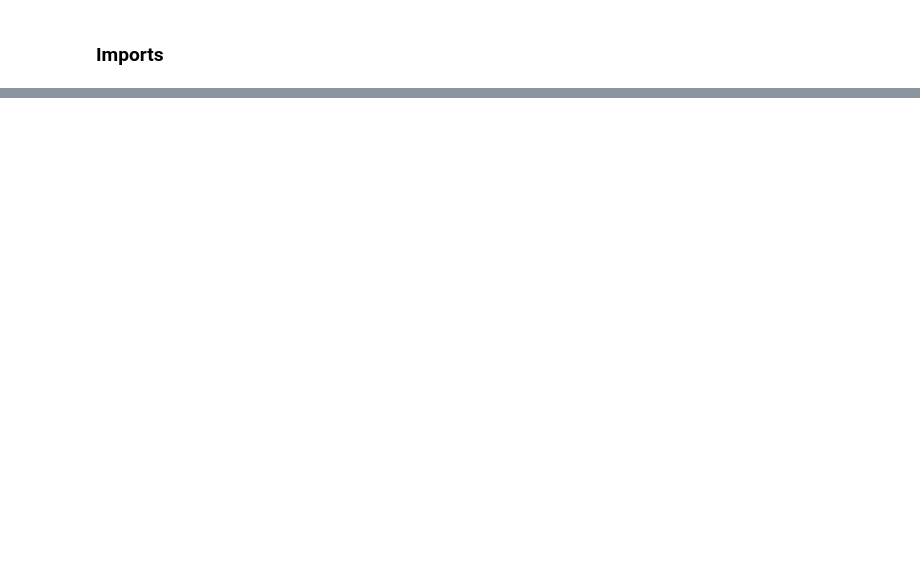
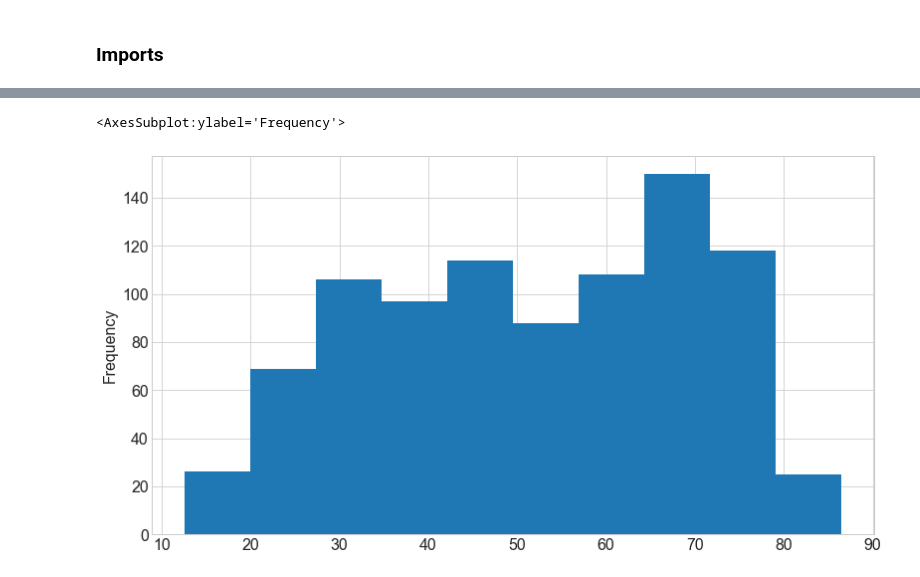
Before and after one commit to hrodjr/time-series-exercisess, a Jupyter notebook: time-series-e2e-exercise.ipynb, the cells around one changed output, grey strips where cells are left out. Saved outputs shown, nothing was run; the diff lists cells and outputs as text; code cells hidden in the pictures; blank space fills up the shorter version.

```diff
--- a/time-series-e2e-exercise.ipynb
+++ b/time-series-e2e-exercise.ipynb
@@ -160,0 +125,3 @@ memory usage: 596.6+ KB
+# %%
+y = train.avg_temp
+y.head()
@@ -160,0 +136,5 @@ memory usage: 596.6+ KB
+# %%
+y.plot.hist()
+# %% [output]
+<AxesSubplot:ylabel='Frequency'>
+[figure, added]
```
Also changed, not shown: parts of 57 cells of this notebook, 2 other files.
